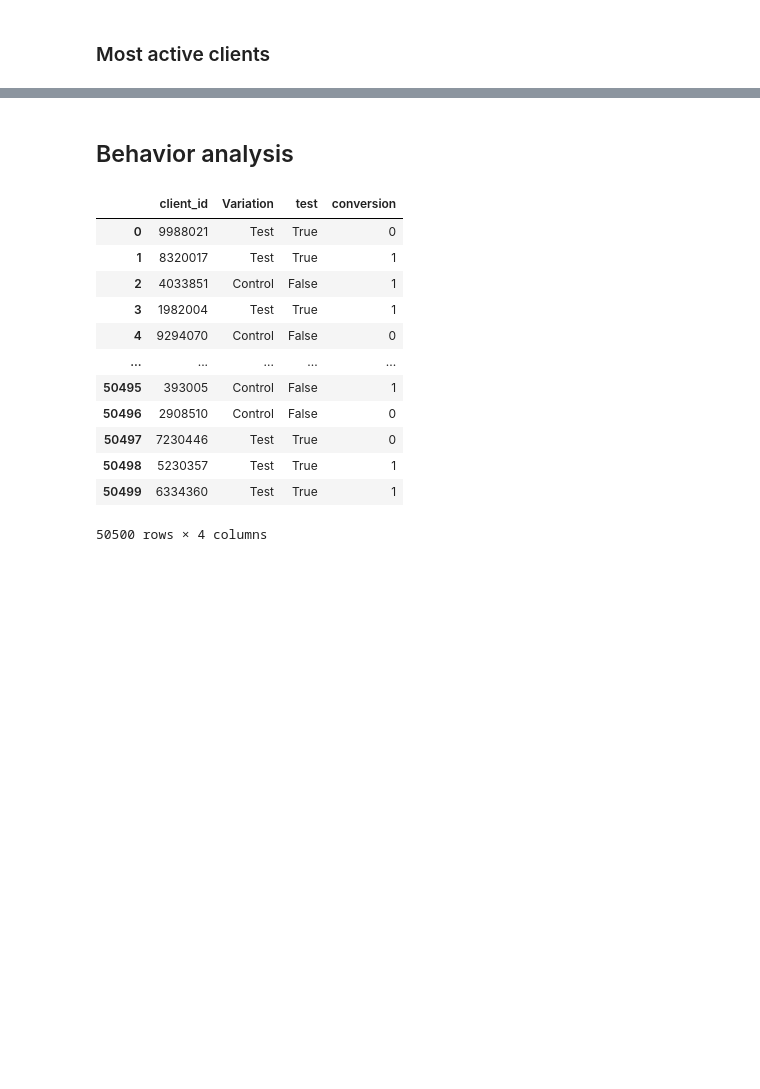
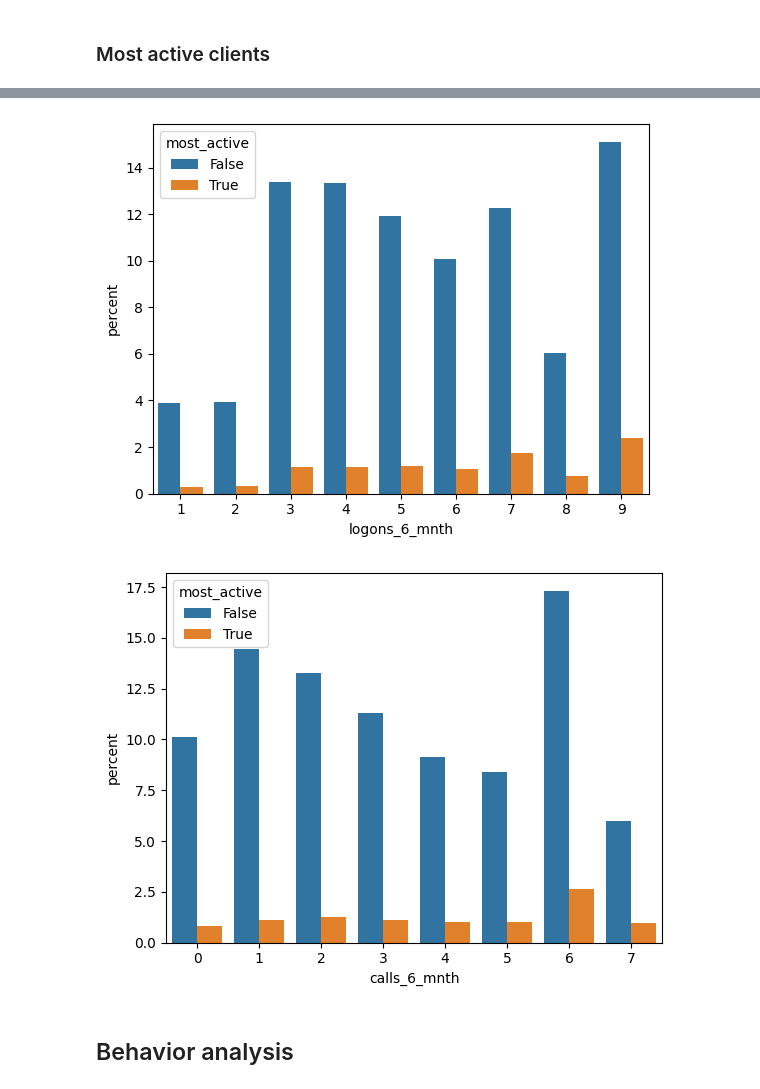
Before and after one commit to almudenamcastro/ironhack-w5-EDA, a Jupyter notebook: notebooks/main.ipynb, the cells around one changed output, grey strips where cells are left out. Cells and saved outputs as stored; diff of their text form; code cells hidden in the pictures; blank space fills up the shorter version.

```diff
--- a/notebooks/main.ipynb
+++ b/notebooks/main.ipynb
@@ -437,27 +337,9 @@ event_counts
+# %%
+for col in ['logons_6_mnth', 'calls_6_mnth']:
+    sns.countplot(data=clients_events, x=col, hue='most_active')
+    plt.show()
+# %% [output]
+[figure, added]
+[figure, added]
 # %% [markdown]
 ## Behavior analysis
-# %%
-# turn the step column into a numeric value.
-events['num_step'] = events['process_step'].replace({'start': 0, 'step_1': 1, 'step_2': 2, 'step_3': 3, 'confirm': 4})
-
-# calculate conversion column for each client
-events['conversion'] = events.groupby('client_id')['process_step'].transform(lambda x: int('confirm' in x.values))
-
-# add conversion info to test df
-test = pd.merge(test, events[['client_id','conversion']].groupby('client_id').first(), on='client_id', how='left')
-
-test
-# %% [output]
-|  | client_id | Variation | test | conversion |
-| 0 | 9988021 | Test | True | 0 |
-| 1 | 8320017 | Test | True | 1 |
-| 2 | 4033851 | Control | False | 1 |
-| 3 | 1982004 | Test | True | 1 |
-| 4 | 9294070 | Control | False | 0 |
-| ... | ... | ... | ... | ... |
-| 50495 | 393005 | Control | False | 1 |
-| 50496 | 2908510 | Control | False | 0 |
-| 50497 | 7230446 | Test | True | 0 |
-| 50498 | 5230357 | Test | True | 1 |
-| 50499 | 6334360 | Test | True | 1 |
-50500 rows × 4 columns
```
Also changed, not shown: parts of 30 cells of this notebook.
